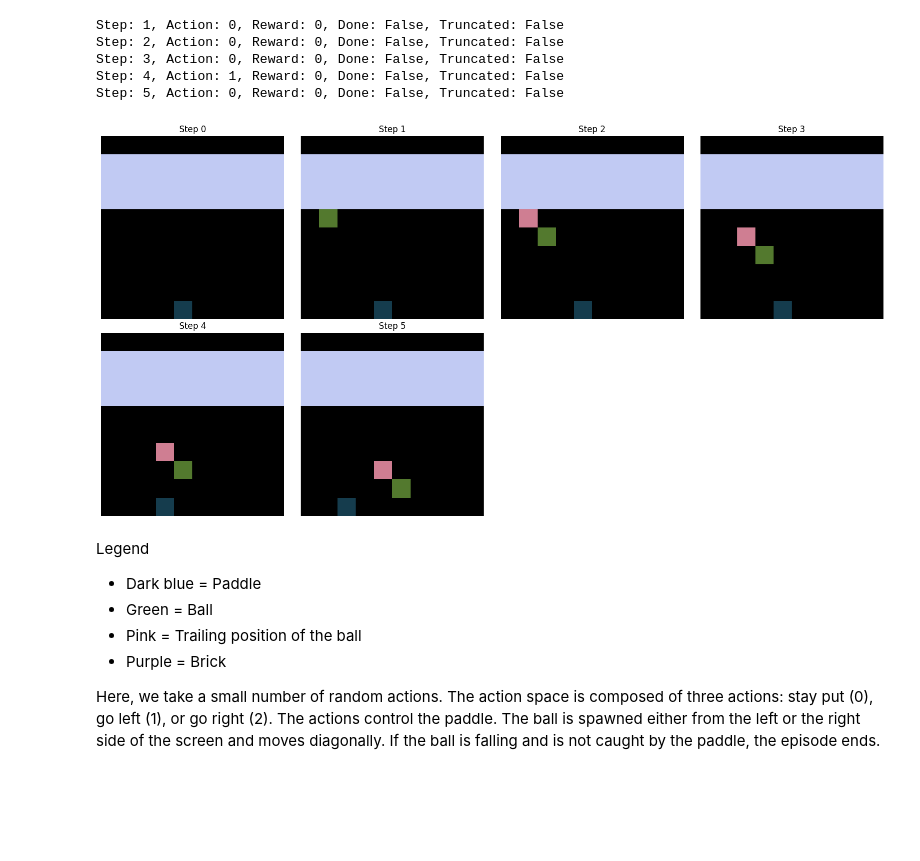
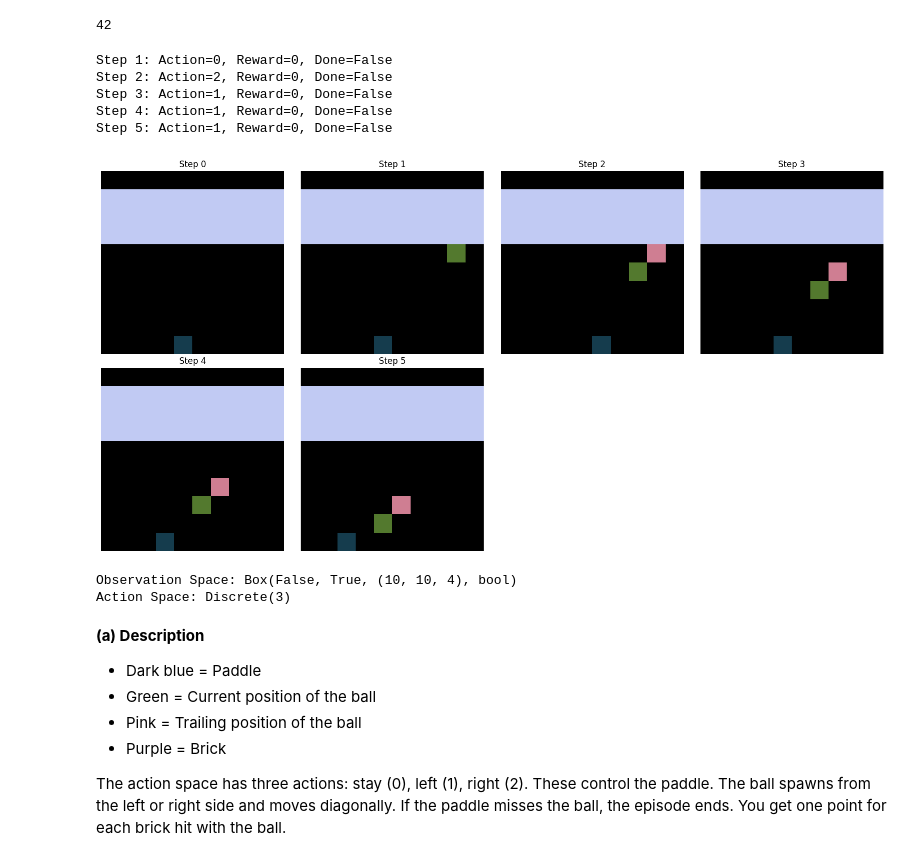
Before and after one commit to jonyhu/deep-rl-control, a Jupyter notebook: dqn.ipynb, the cells around one changed output. Saved outputs shown, nothing was run; the diff lists cells and outputs as text; code cells hidden in the pictures; blank space fills up the shorter version.

```diff
--- a/dqn.ipynb
+++ b/dqn.ipynb
@@ -93,31 +70,46 @@ visualize_states_grid([state], titles=["Combined State Visualization"])
+# %%
+if 'MinAtar/Breakout-v1' not in gym.registry:
+    register_envs()
+
+env = gym.make("MinAtar/Breakout-v1")
+env.reset(seed=RANDOM_SEED)
+env.action_space.seed(RANDOM_SEED)
+env.observation_space.seed(RANDOM_SEED)
+# %% [output]
+42
 # %%
-# Take random actions and visualize the resulting states
+# Take random actions and visualize resulting states
 step_states, step_titles = [], []
-
 state, info = env.reset()
 step_states.append(state)
-step_titles.append(f"Step {0}")
+step_titles.append("Step 0")
 
 for i in range(5):
     action = env.action_space.sample()
     next_state, reward, done, truncated, info = env.step(action)
-    print(f"Step: {i + 1}, Action: {action}, Reward: {reward}, Done: {done}, Truncated: {truncated}")
+    print(f"Step {i+1}: Action={action}, Reward={reward}, Done={done}")
     step_states.append(next_state)
-    step_titles.append(f"Step {i + 1}")
+    step_titles.append(f"Step {i+1}")
 
 visualize_states_grid(step_states, titles=step_titles, ncols=4)
 # %% [output]
-Step: 1, Action: 0, Reward: 0, Done: False, Truncated: False
-Step: 2, Action: 0, Reward: 0, Done: False, Truncated: False
-Step: 3, Action: 0, Reward: 0, Done: False, Truncated: False
-Step: 4, Action: 1, Reward: 0, Done: False, Truncated: False
-Step: 5, Action: 0, Reward: 0, Done: False, Truncated: False
+Step 1: Action=0, Reward=0, Done=False
+Step 2: Action=2, Reward=0, Done=False
+Step 3: Action=1, Reward=0, Done=False
+Step 4: Action=1, Reward=0, Done=False
+Step 5: Action=1, Reward=0, Done=False
-[figure, old version]
+[figure, new version]
+# %%
+print(f"Observation Space: {env.observation_space}")
+print(f"Action Space: {env.action_space}")
+# %% [output]
+Observation Space: Box(False, True, (10, 10, 4), bool)
+Action Space: Discrete(3)
 # %% [markdown]
-Legend
+**(a) Description**
 - Dark blue = Paddle
-- Green = Ball
+- Green = Current position of the ball
 - Pink = Trailing position of the ball
 - Purple = Brick
 
-Here, we take a small number of random actions. The action space is composed of three actions: stay put (0), go left (1), or go right (2). The actions control the paddle. The ball is spawned either from the left or the right side of the screen and moves diagonally. If the ball is falling and is not caught by the paddle, the episode ends.
+The action space has three actions: stay (0), left (1), right (2). These control the paddle. The ball spawns from the left or right side and moves diagonally. If the paddle misses the ball, the episode ends. You get one point for each brick hit with the ball.
```
Also changed, not shown: parts of 26 cells of this notebook, 4 other files.
